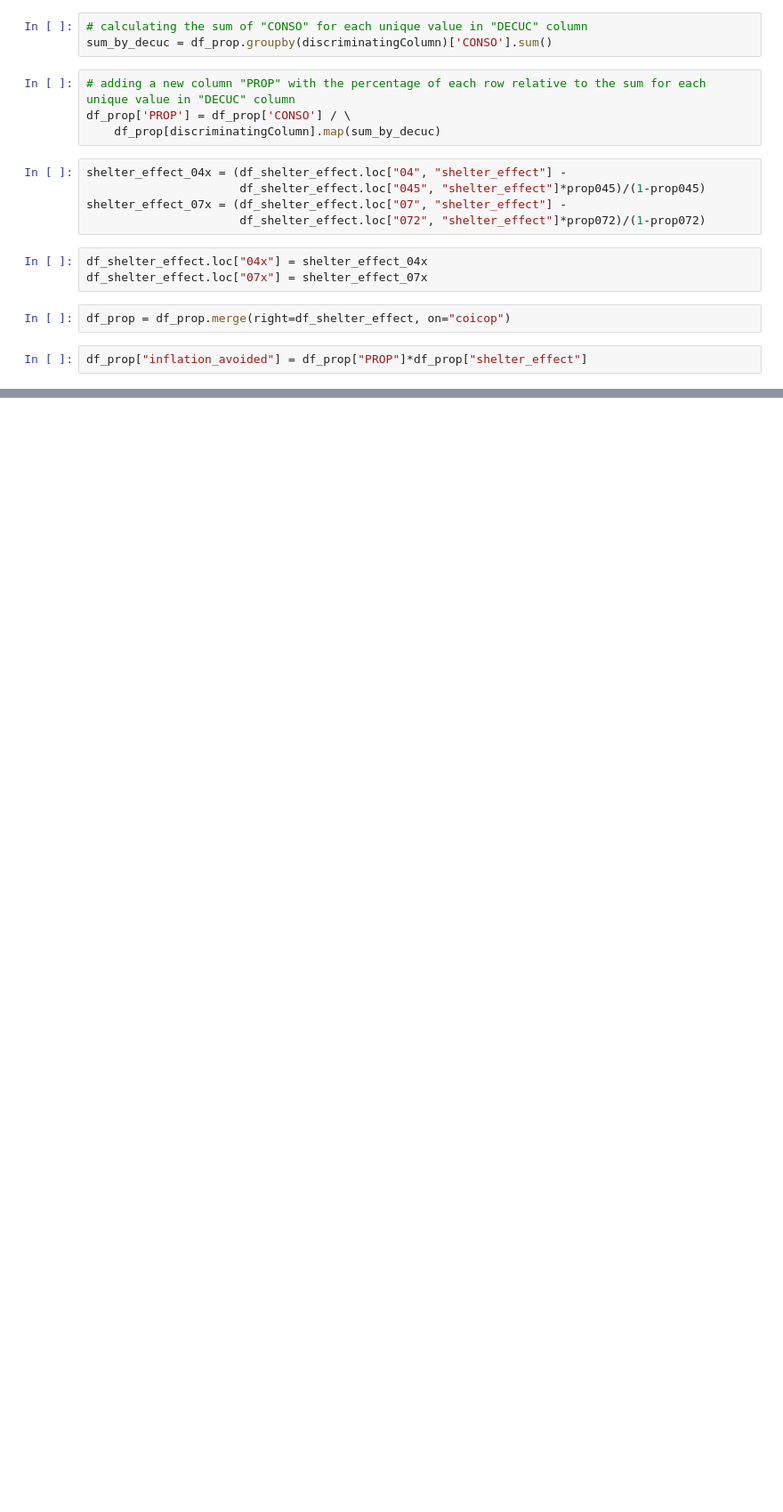
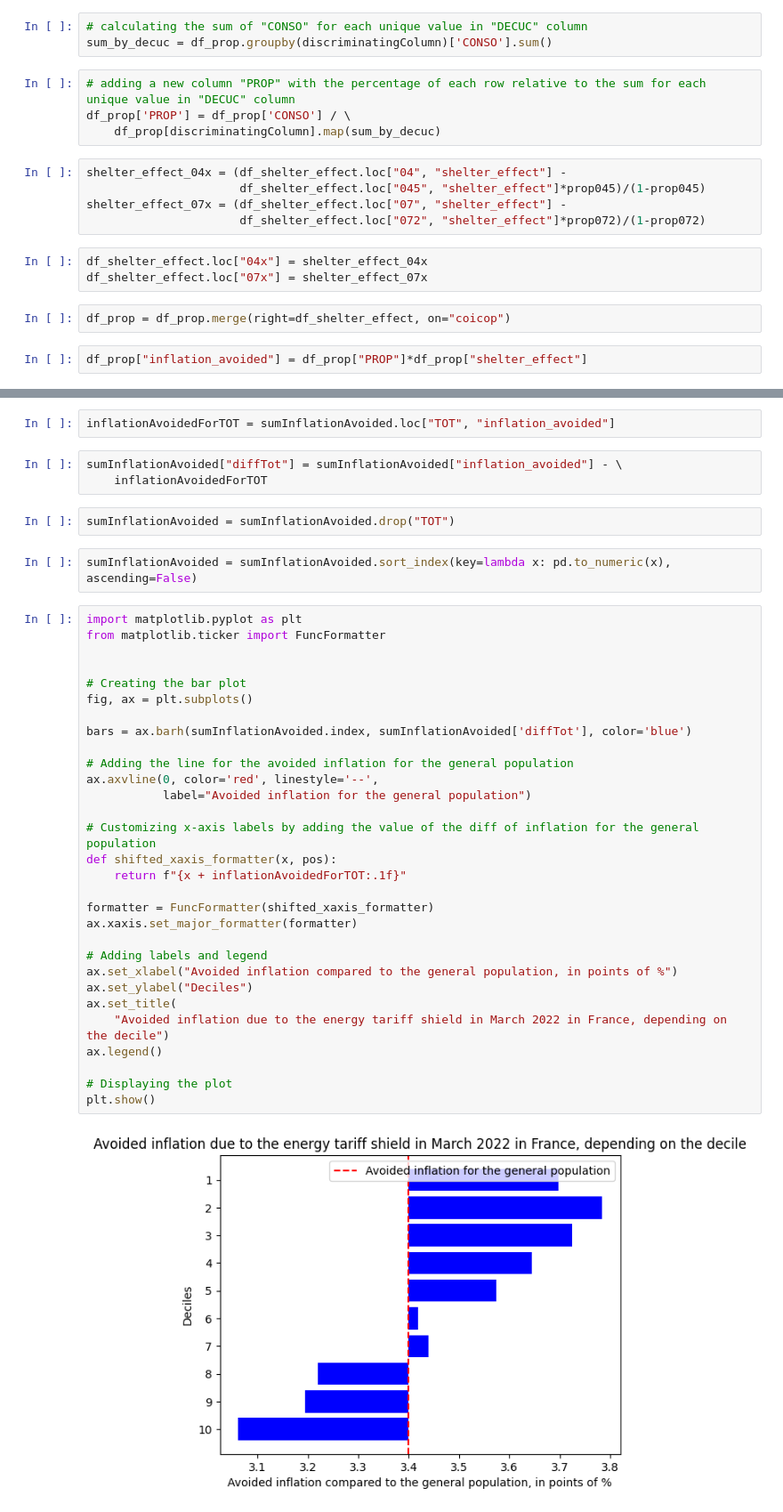
Before and after one commit to rm951/memoireESCP, a Jupyter notebook: figure10.ipynb, the cells around one changed output, grey strips where cells are left out. Shown at 89% size. Cells and saved outputs as stored; diff of their text form; blank space fills up the shorter version.

Commit message:
figures 10 main 103 et 104

```diff
--- a/figure10.ipynb
+++ b/figure10.ipynb
@@ -107,0 +113,41 @@ df_prop["inflation_avoided"] = df_prop["PROP"]*df_prop["shelter_effect"]
+# %%
+inflationAvoidedForTOT = sumInflationAvoided.loc["TOT", "inflation_avoided"]
+# %%
+sumInflationAvoided["diffTot"] = sumInflationAvoided["inflation_avoided"] - \
+    inflationAvoidedForTOT
+# %%
+sumInflationAvoided = sumInflationAvoided.drop("TOT")
+# %%
+sumInflationAvoided = sumInflationAvoided.sort_index(key=lambda x: pd.to_numeric(x), ascending=False)
+# %%
+import matplotlib.pyplot as plt
+from matplotlib.ticker import FuncFormatter
+
+
+# Creating the bar plot
+fig, ax = plt.subplots()
+
+bars = ax.barh(sumInflationAvoided.index, sumInflationAvoided['diffTot'], color='blue')
+
+# Adding the line for the avoided inflation for the general population
+ax.axvline(0, color='red', linestyle='--',
+           label="Avoided inflation for the general population")
+
+# Customizing x-axis labels by adding the value of the diff of inflation for the general population
+def shifted_xaxis_formatter(x, pos):
+    return f"{x + inflationAvoidedForTOT:.1f}"
+
+formatter = FuncFormatter(shifted_xaxis_formatter)
+ax.xaxis.set_major_formatter(formatter)
+
+# Adding labels and legend
+ax.set_xlabel("Avoided inflation compared to the general population, in points of %")
+ax.set_ylabel("Deciles")
+ax.set_title(
+    "Avoided inflation due to the energy tariff shield in March 2022 in France, depending on the decile")
+ax.legend()
+
+# Displaying the plot
+plt.show()
+# %% [output]
+[figure, added]
```
Also changed, not shown: parts of 2 cells of this notebook, 3 other files.
